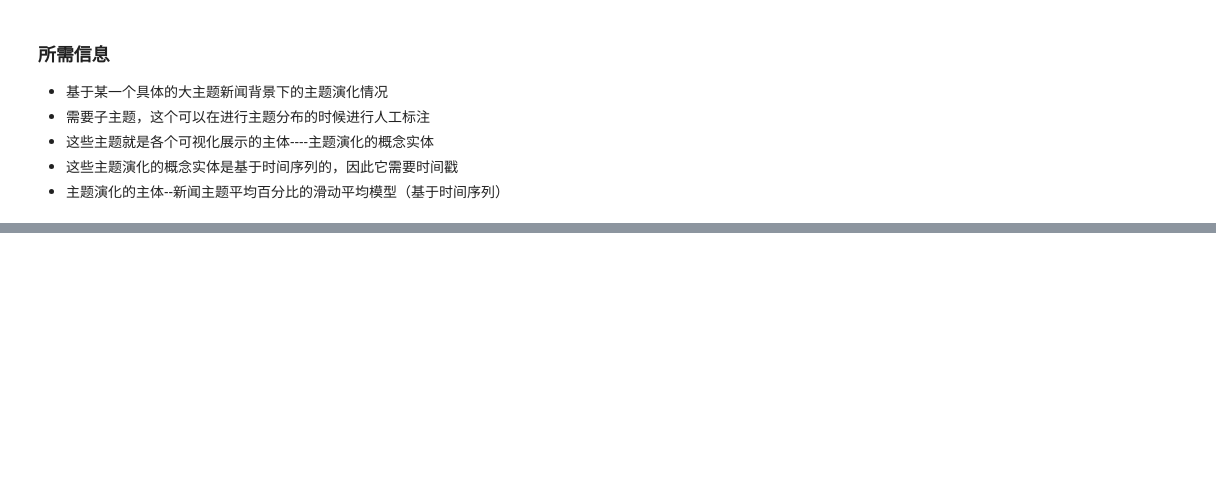
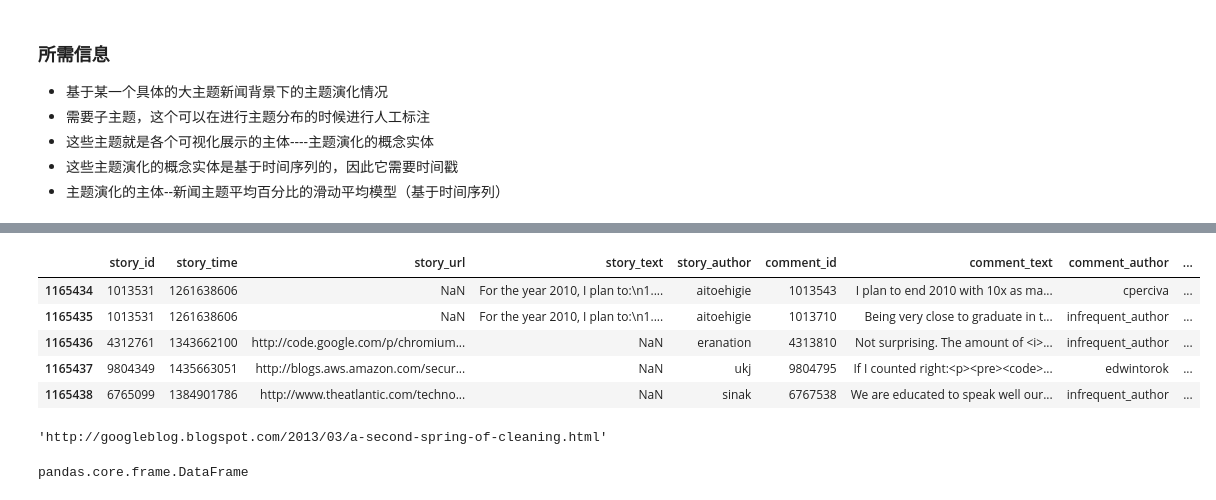
Before and after one commit to JA1lE1/NLP, a Jupyter notebook: topic model/群贤平台/Explore_spider.ipynb, the cells around one changed output, grey strips where cells are left out. Saved outputs shown, nothing was run; the diff lists cells and outputs as text; code cells hidden in the pictures; blank space fills up the shorter version.

```diff
--- a/topic model/群贤平台/Explore_spider.ipynb
+++ b/topic model/群贤平台/Explore_spider.ipynb
@@ -52,0 +91,44 @@ Topic_evolution.tail()
+# %%
+features = HN
+# %%
+# Convert all integer arrays to int32
+for col, dtype in zip(features.columns, features.dtypes):
+    if dtype is np.dtype('int64'):
+        features[col] = features[col].astype('int32')
+# %%
+
+max_length = 250   # Limit of 250 words per comment
+min_author_comments = 50  # Exclude authors with fewer comments
+nrows = None  # Number of rows of file to read; None reads in full file
+# %%
+# Extract numpy arrays over the fields we want covered by topics
+# Convert to categorical variables
+author_counts = features['comment_author'].value_counts()
+to_remove = author_counts[author_counts < min_author_comments].index
+mask = features['comment_author'].isin(to_remove).values
+author_name = features['comment_author'].values.copy()
+author_name[mask] = 'infrequent_author'
+features['comment_author'] = author_name
+authors = pd.Categorical(features['comment_author'])
+author_id = authors.codes
+author_name = authors.categories
+story_id = pd.Categorical(features['story_id']).codes
+# Chop timestamps into days
+story_time = pd.to_datetime(features['story_time'], unit='s')
+days_since = (story_time - story_time.min()) / pd.Timedelta('1 day')
+time_id = days_since.astype('int32')
+days_since = (story_time - story_time.min()) / pd.Timedelta('1 day')
+features['story_id_codes'] = story_id
+features['author_id_codes'] = story_id
+features['time_id_codes'] = time_id
+features['days_since'] = days_since
+features['story_dt'] = story_time
+# %%
+features.tail()
+# %% [output]
+|  | story_id | story_time | story_url | story_text | story_author | comment_id | comment_text | comment_author | ... |
+| 1165434 | 1013531 | 1261638606 | NaN | For the year 2010, I plan to:\n1.... | aitoehigie | 1013543 | I plan to end 2010 with 10x as ma... | cperciva | ... |
+| 1165435 | 1013531 | 1261638606 | NaN | For the year 2010, I plan to:\n1.... | aitoehigie | 1013710 | Being very close to graduate in t... | infrequent_author | ... |
+| 1165436 | 4312761 | 1343662100 | http://code.google.com/p/chromium... | NaN | eranation | 4313810 | Not surprising. The amount of <i>... | infrequent_author | ... |
+| 1165437 | 9804349 | 1435663051 | http://blogs.aws.amazon.com/secur... | NaN | ukj | 9804795 | If I counted right:<p><pre><code>... | edwintorok | ... |
+| 1165438 | 6765099 | 1384901786 | http://www.theatlantic.com/techno... | NaN | sinak | 6767538 | We are educated to speak well our... | infrequent_author | ... |
@@ -52,0 +140,5 @@ Topic_evolution.tail()
+# %%
+
+story_id_url
+# %% [output]
+'http://googleblog.blogspot.com/2013/03/a-second-spring-of-cleaning.html'
@@ -52,0 +150,4 @@ Topic_evolution.tail()
+# %%
+type(stories)
+# %% [output]
+pandas.core.frame.DataFrame
```
Also changed, not shown: parts of 15 cells of this notebook, 13 other files.
